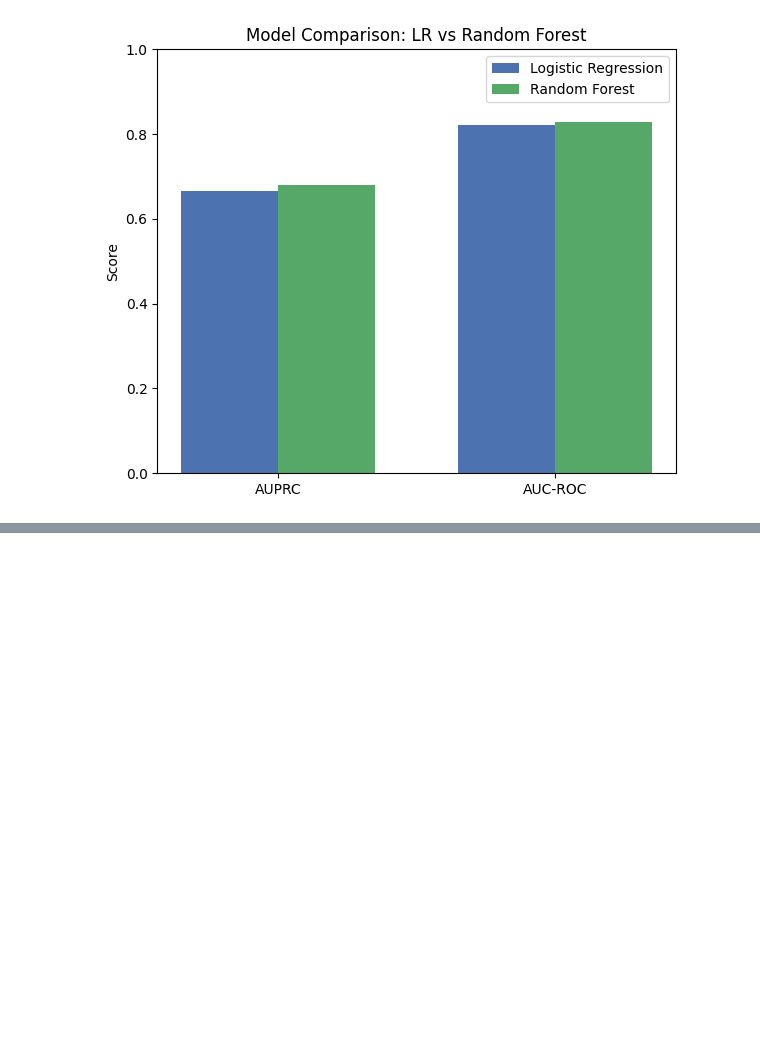
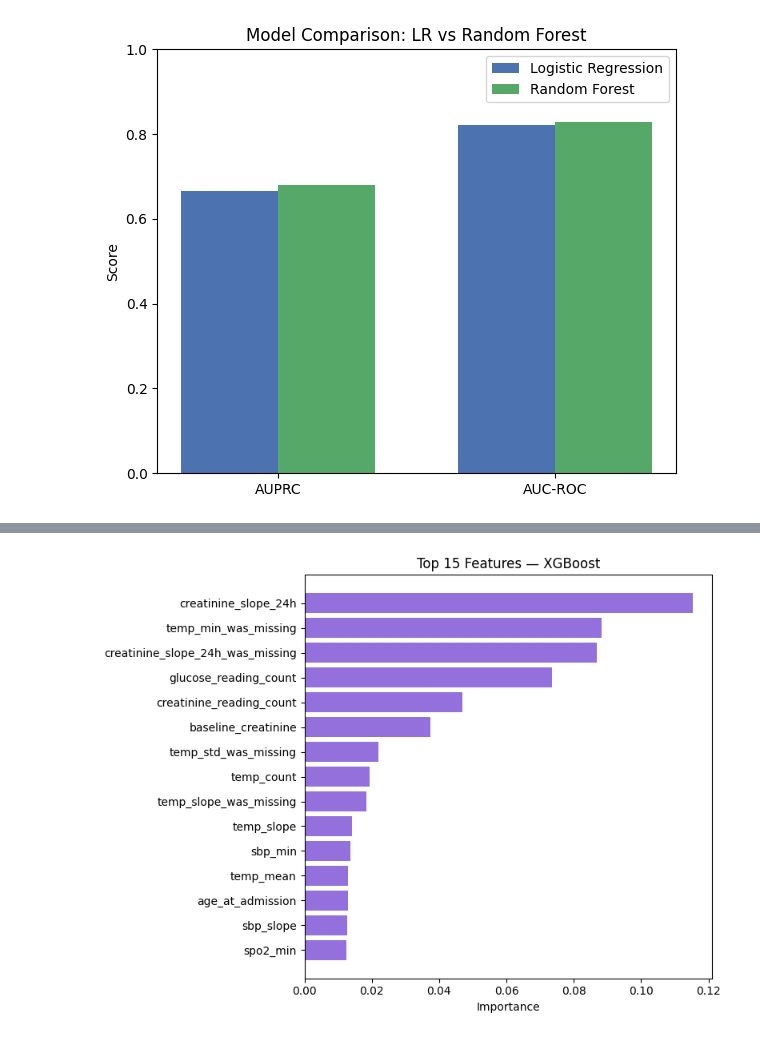
Before and after one commit to omiiii274/AKI-Prediction-in-Type-2-Diabetes-Patient-, a Jupyter notebook: notebooks/explore_data.ipynb, the cells around one changed output, grey strips where cells are left out. Cells and saved outputs as stored; diff of their text form; code cells hidden in the pictures; blank space fills up the shorter version.

```diff
--- a/notebooks/explore_data.ipynb
+++ b/notebooks/explore_data.ipynb
@@ -723,0 +842,12 @@ plt.show()
+# %%
+importance_df_xgb = pd.read_csv("../models/xgboost_feature_importance.csv")
+top15_xgb = importance_df_xgb.head(15).sort_values('importance')
+
+plt.figure(figsize=(8, 6))
+plt.barh(top15_xgb['feature'], top15_xgb['importance'], color='mediumpurple')
+plt.xlabel('Importance')
+plt.title('Top 15 Features — XGBoost')
+plt.tight_layout()
+plt.show()
+# %% [output]
+[figure, added]
```
Also changed, not shown: parts of 7 cells of this notebook, 10 other files.
